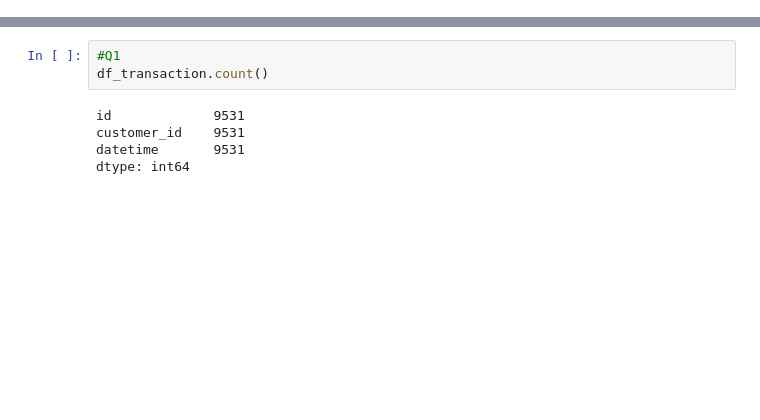
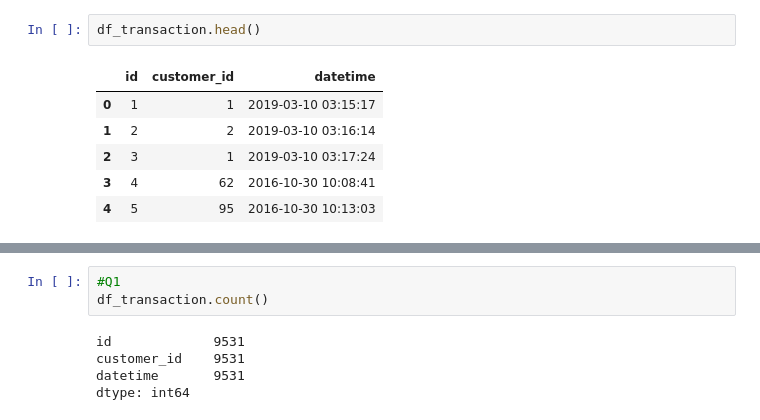
Before and after one commit to wasit7/2020, a Jupyter notebook: depa/day03_etl/01_demo/BasicQueryPandas.ipynb, the cells around one changed output, grey strips where cells are left out. Drawn from its saved outputs; the diff is of its cells as text; blank space fills up the shorter version.

```diff
--- a/depa/day03_etl/01_demo/BasicQueryPandas.ipynb
+++ b/depa/day03_etl/01_demo/BasicQueryPandas.ipynb
@@ -30,0 +44,9 @@ df_customer.head()
+# %%
+df_transaction.head()
+# %% [output]
+|  | id | customer_id | datetime |
+| 0 | 1 | 1 | 2019-03-10 03:15:17 |
+| 1 | 2 | 2 | 2019-03-10 03:16:14 |
+| 2 | 3 | 1 | 2019-03-10 03:17:24 |
+| 3 | 4 | 62 | 2016-10-30 10:08:41 |
+| 4 | 5 | 95 | 2016-10-30 10:13:03 |
```
Also changed, not shown: parts of 14 cells of this notebook, 15 other files.
